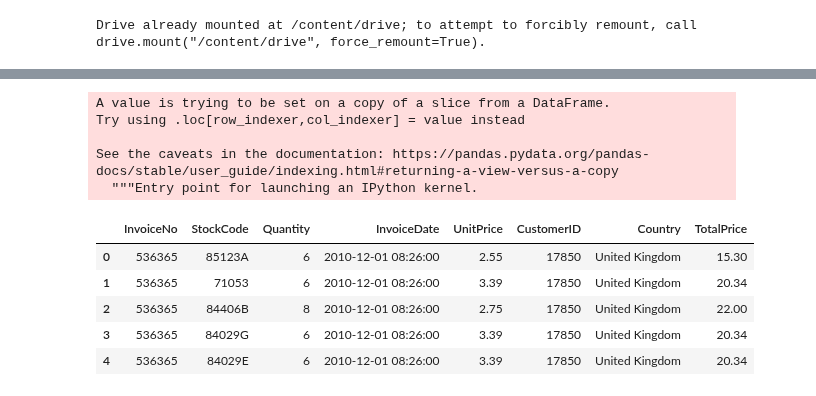
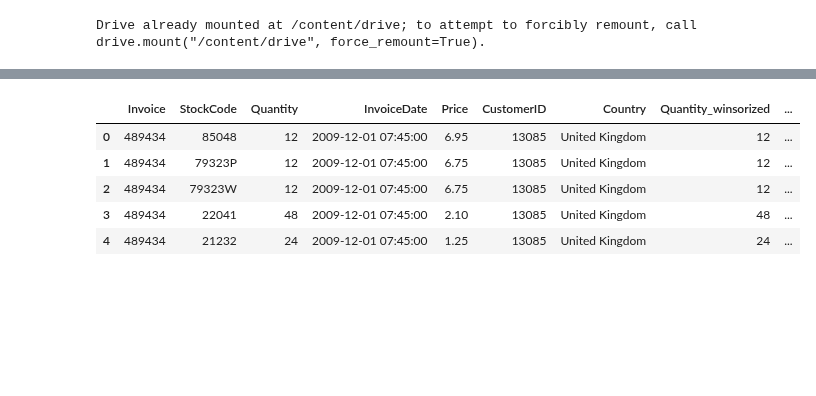
Before and after one commit to amythemirror/Customer_Lifetime_Value_Prediction, a Jupyter notebook: Data Wrangling.ipynb, the cells around one changed output, grey strips where cells are left out. Cells and saved outputs as stored; diff of their text form; code cells hidden in the pictures; blank space fills up the shorter version.

```diff
--- a/Data Wrangling.ipynb
+++ b/Data Wrangling.ipynb
@@ -231,0 +191,4 @@ Percentage of rows removed is 15.47%
+# %%
+#remove outliers using winsorization
+df['Quantity_winsorized'] = winsorize(df['Quantity'], limits=[0.01, 0.01])
+df.head()
@@ -232,20 +202,13 @@ Percentage of rows removed is 15.47%
 # %%
 #add column for total sales for each entry
-df_cleaned['TotalPrice'] = df_cleaned['Quantity'] * df_cleaned['UnitPrice']
+df['TotalPrice'] = df['Quantity_winsorized'] * df['Price']
+df.head()
 # %% [output]
-A value is trying to be set on a copy of a slice from a DataFrame.
-Try using .loc[row_indexer,col_indexer] = value instead
-
-See the caveats in the documentation: https://pandas.pydata.org/pandas-docs/stable/user_guide/indexing.html#returning-a-view-versus-a-copy
-  """Entry point for launching an IPython kernel.
+|  | Invoice | StockCode | Quantity | InvoiceDate | Price | CustomerID | Country | Quantity_winsorized | ... |
+| 0 | 489434 | 85048 | 12 | 2009-12-01 07:45:00 | 6.95 | 13085 | United Kingdom | 12 | ... |
+| 1 | 489434 | 79323P | 12 | 2009-12-01 07:45:00 | 6.75 | 13085 | United Kingdom | 12 | ... |
+| 2 | 489434 | 79323W | 12 | 2009-12-01 07:45:00 | 6.75 | 13085 | United Kingdom | 12 | ... |
+| 3 | 489434 | 22041 | 48 | 2009-12-01 07:45:00 | 2.10 | 13085 | United Kingdom | 48 | ... |
+| 4 | 489434 | 21232 | 24 | 2009-12-01 07:45:00 | 1.25 | 13085 | United Kingdom | 24 | ... |
-# %%
-df_cleaned.head()
-# %% [output]
-|  | InvoiceNo | StockCode | Quantity | InvoiceDate | UnitPrice | CustomerID | Country | TotalPrice |
-| 0 | 536365 | 85123A | 6 | 2010-12-01 08:26:00 | 2.55 | 17850 | United Kingdom | 15.30 |
-| 1 | 536365 | 71053 | 6 | 2010-12-01 08:26:00 | 3.39 | 17850 | United Kingdom | 20.34 |
-| 2 | 536365 | 84406B | 8 | 2010-12-01 08:26:00 | 2.75 | 17850 | United Kingdom | 22.00 |
-| 3 | 536365 | 84029G | 6 | 2010-12-01 08:26:00 | 3.39 | 17850 | United Kingdom | 20.34 |
-| 4 | 536365 | 84029E | 6 | 2010-12-01 08:26:00 | 3.39 | 17850 | United Kingdom | 20.34 |
 # %%
 #save the data
```
Also changed, not shown: parts of 29 cells of this notebook.
